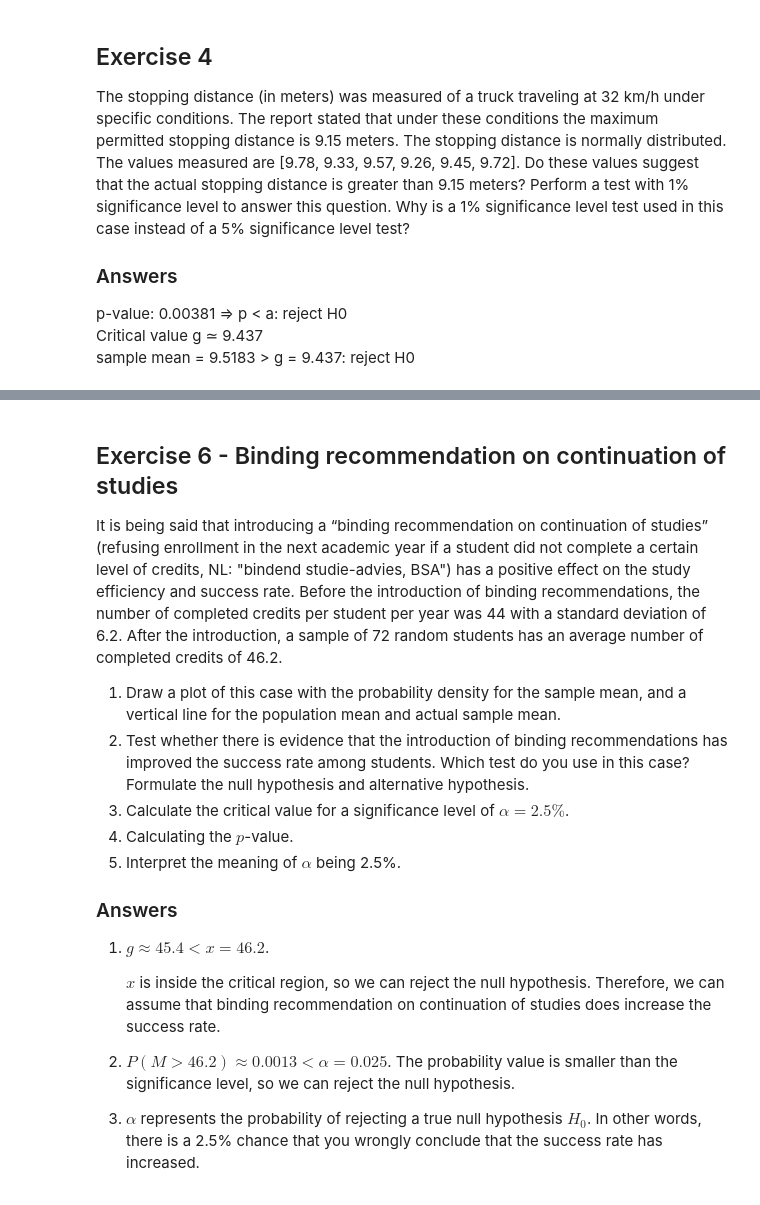
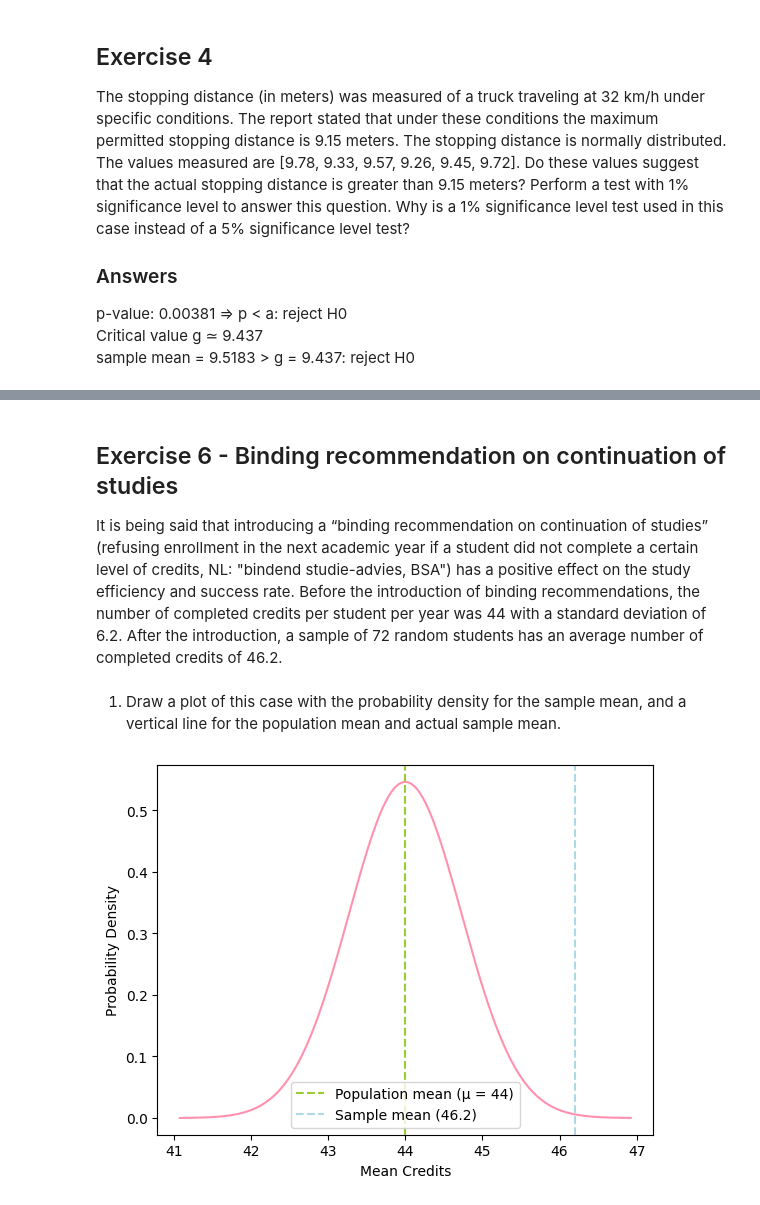
Before and after one commit to booterham/Data-Science-AI, a Jupyter notebook: dsai-labs/3-central-limit-testing/lab-3.04-hypothesis-testing.ipynb, the cells around one changed output, grey strips where cells are left out. Saved outputs shown, nothing was run; the diff lists cells and outputs as text; code cells hidden in the pictures.

```diff
--- a/dsai-labs/3-central-limit-testing/lab-3.04-hypothesis-testing.ipynb
+++ b/dsai-labs/3-central-limit-testing/lab-3.04-hypothesis-testing.ipynb
@@ -88,19 +294,28 @@ Use an appropriate statistical test to verify the statements below, usinge a sig
 ## Exercise 6 - Binding recommendation on continuation of studies
 
 It is being said that introducing a “binding recommendation on continuation of studies” (refusing enrollment in the next academic year if a student did not complete a certain level of credits, NL: "bindend studie-advies, BSA") has a positive effect on the study efficiency and success rate. Before the introduction of binding recommendations, the number of completed credits per student per year was 44 with a standard deviation of 6.2. After the introduction, a sample of 72 random students has an average number of completed credits of 46.2.
-
-1. Draw a plot of this case with the probability density for the sample mean, and a vertical line for the population mean and actual sample mean.
-2. Test whether there is evidence that the introduction of binding recommendations has improved the success rate among students. Which test do you use in this case? Formulate the null hypothesis and alternative hypothesis.
-3. Calculate the critical value for a significance level of $\alpha = 2.5\%$.
-4. Calculating the $p$-value.
-5. Interpret the meaning of $\alpha$ being 2.5%.
-
-
-### Answers
-
-1. $g \approx 45.4 < x = 46.2$.
-
-    $x$ is inside the critical region, so we can reject the null hypothesis. Therefore, we can assume that binding recommendation on continuation of studies does increase the success rate.
-
-2. $P(M > 46.2) \approx 0.0013 < \alpha = 0.025$. The probability value is smaller than the significance level, so we can reject the null hypothesis.
-3. $\alpha$ represents the probability of rejecting a true null hypothesis $H_0$. In other words, there is a 2.5% chance that you wrongly conclude that the success rate has increased.
+# %%
+mu = 44
+s = 6.2
+n = 72
+sample_m = 46.2
+SE = s / math.sqrt(n)
+alpha = 0.025
+# %% [markdown]
+
+1. Draw a plot of this case with the probability density for the sample mean, and a vertical line for the population mean and actual sample mean.
+# %%
+# x range centered around mu (or sample mean if you prefer)
+x = np.linspace(mu - 4 * SE, mu + 4 * SE, num=201)
+y = stats.norm.pdf(x, mu, SE)
+
+# Plot
+plt.plot(x, y, color=bakermiller)
+plt.axvline(mu, color="yellowgreen", linestyle="--", label="Population mean (μ = 44)")
+plt.axvline(sample_m, color="lightblue", linestyle="--", label="Sample mean (46.2)")
+plt.xlabel("Mean Credits")
+plt.ylabel("Probability Density")
+plt.legend()
+plt.show()
+# %% [output]
+[figure, added]
```
Also changed, not shown: parts of 34 cells of this notebook, 1 other file.
